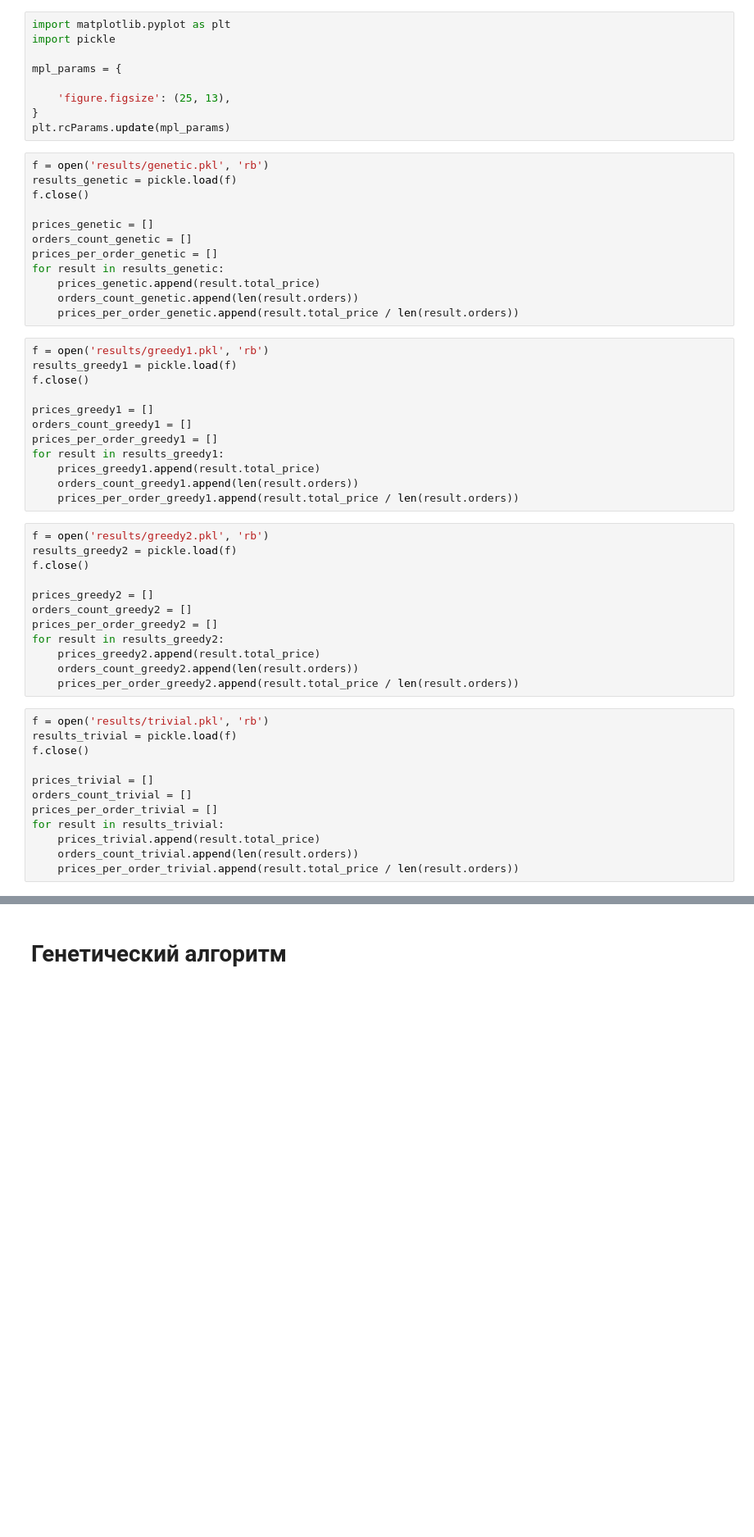
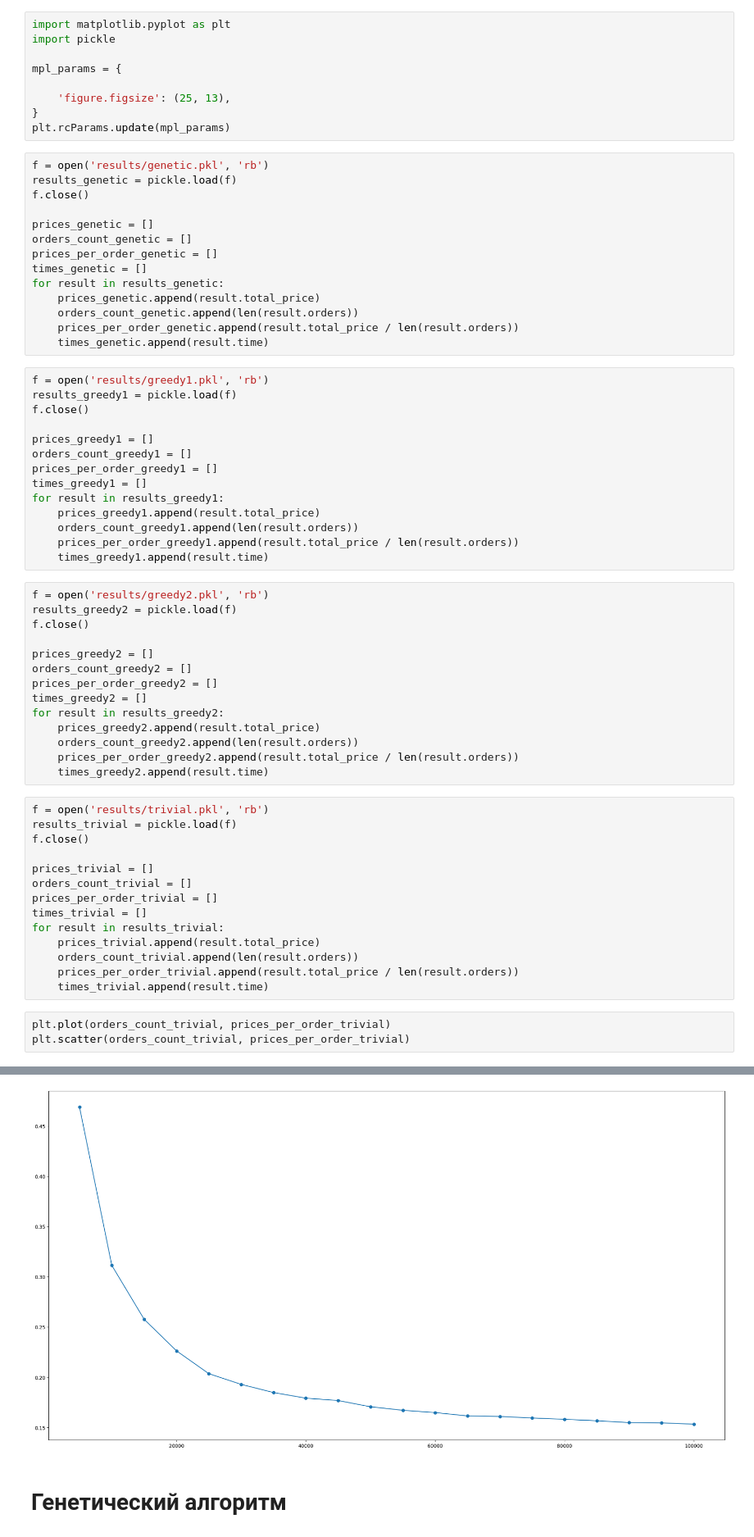
Before and after one commit to roknyazev/dp_final, a Jupyter notebook: analysis.ipynb, the cells around one changed output, grey strips where cells are left out. Shown at 82% size. Cells and saved outputs as stored; diff of their text form; blank space fills up the shorter version.

```diff
--- a/analysis.ipynb
+++ b/analysis.ipynb
@@ -15,10 +15,12 @@ f.close()
 prices_genetic = []
 orders_count_genetic = []
 prices_per_order_genetic = []
+times_genetic = []
 for result in results_genetic:
     prices_genetic.append(result.total_price)
     orders_count_genetic.append(len(result.orders))
     prices_per_order_genetic.append(result.total_price / len(result.orders))
+    times_genetic.append(result.time)
 # %%
 f = open('results/greedy1.pkl', 'rb')
 results_greedy1 = pickle.load(f)
@@ -27,10 +29,12 @@ f.close()
 prices_greedy1 = []
 orders_count_greedy1 = []
 prices_per_order_greedy1 = []
+times_greedy1 = []
 for result in results_greedy1:
     prices_greedy1.append(result.total_price)
     orders_count_greedy1.append(len(result.orders))
     prices_per_order_greedy1.append(result.total_price / len(result.orders))
+    times_greedy1.append(result.time)
 # %%
 f = open('results/greedy2.pkl', 'rb')
 results_greedy2 = pickle.load(f)
@@ -39,10 +43,12 @@ f.close()
 prices_greedy2 = []
 orders_count_greedy2 = []
 prices_per_order_greedy2 = []
+times_greedy2 = []
 for result in results_greedy2:
     prices_greedy2.append(result.total_price)
     orders_count_greedy2.append(len(result.orders))
     prices_per_order_greedy2.append(result.total_price / len(result.orders))
+    times_greedy2.append(result.time)
 # %%
 f = open('results/trivial.pkl', 'rb')
 results_trivial = pickle.load(f)
@@ -51,7 +57,13 @@ f.close()
 prices_trivial = []
 orders_count_trivial = []
 prices_per_order_trivial = []
+times_trivial = []
 for result in results_trivial:
     prices_trivial.append(result.total_price)
     orders_count_trivial.append(len(result.orders))
     prices_per_order_trivial.append(result.total_price / len(result.orders))
+    times_trivial.append(result.time)
+# %%
+plt.plot(orders_count_trivial, prices_per_order_trivial)
+plt.scatter(orders_count_trivial, prices_per_order_trivial)
+# %% [output]
@@ -58,3 +71,4 @@ for result in results_trivial:
+[figure, added]
 # %% [markdown]
 # Генетический алгоритм
 # %%
```
Also changed, not shown: parts of 4 cells of this notebook, 5 other files.
